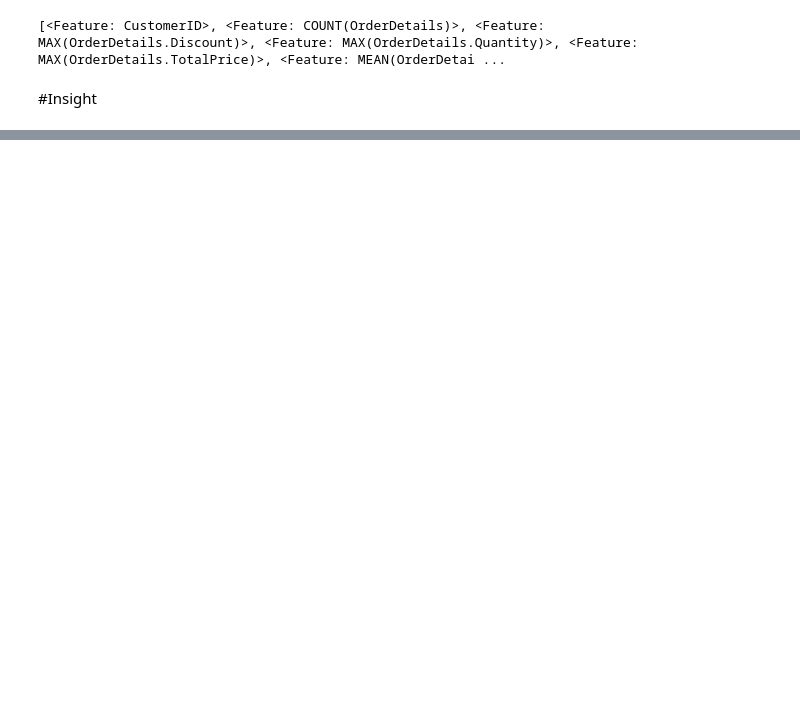
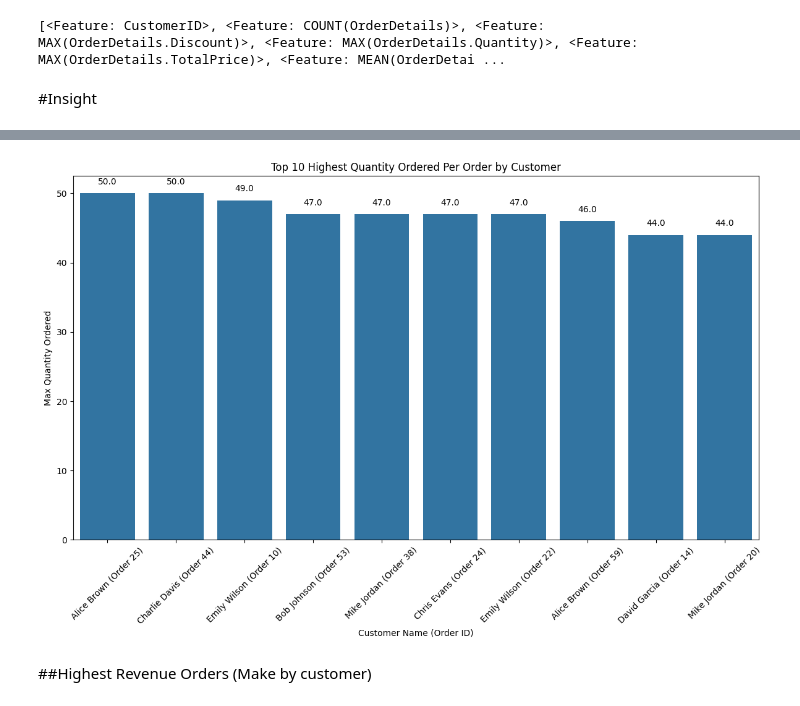
Before and after one commit to zongming03/Feature-Engineering, a Jupyter notebook: IndividualAssignment_WIE3007.ipynb, the cells around one changed output, grey strips where cells are left out. Drawn from its saved outputs; the diff is of its cells as text; code cells hidden in the pictures; blank space fills up the shorter version.

```diff
--- a/IndividualAssignment_WIE3007.ipynb
+++ b/IndividualAssignment_WIE3007.ipynb
@@ -157,0 +146,5 @@ dtype: object
+# %%
+customers_df.drop_duplicates(inplace=True)
+products_df.drop_duplicates(inplace=True)
+orders_df.drop_duplicates(inplace=True)
+order_details_df.drop_duplicates(inplace=True)
@@ -356,0 +347,2 @@ plt.show()
+# %%
+merged_data = feature_matrix.reset_index().merge(customers_df[['CustomerID', 'Name']], on='CustomerID', how='left')
@@ -356,0 +371,5 @@ plt.show()
+# %%
+# Sort the feature matrix by 'MAX(OrderDetails.Quantity)' in descending order and get the top 10
+top_10_quantities = merged_data[['Name', 'MAX(OrderDetails.Quantity)', 'OrderID']].sort_values(by='MAX(OrderDetails.Quantity)', ascending=False).head(10)
+
+print(top_10_quantities)
@@ -356,0 +388,22 @@ plt.show()
+# %%
+# Create a new column that combines 'CustomerName' and 'OrderID' for unique labels
+top_10_quantities['CustomerOrder'] = top_10_quantities['Name'] + " (Order " + top_10_quantities.index.astype(str) + ")"
+
+
+plt.figure(figsize=(12, 8))
+sns.barplot(x='CustomerOrder', y='MAX(OrderDetails.Quantity)', data=top_10_quantities)
+plt.title("Top 10 Highest Quantity Ordered Per Order by Customer")
+plt.xlabel("Customer Name (Order ID)")
+plt.ylabel("Max Quantity Ordered")
+
+# Adding exact quantity values on top of each bar
+for index, value in enumerate(top_10_quantities['MAX(OrderDetails.Quantity)']):
+    plt.text(index, value + 1, round(value, 2), ha='center', va='bottom', fontsize=10)
+
+plt.xticks(rotation=45)
+plt.tight_layout()
+plt.show()
+# %% [output]
+[figure, added]
+# %% [markdown]
+##Highest Revenue Orders (Make by customer)
```
Also changed, not shown: parts of 40 cells of this notebook.
